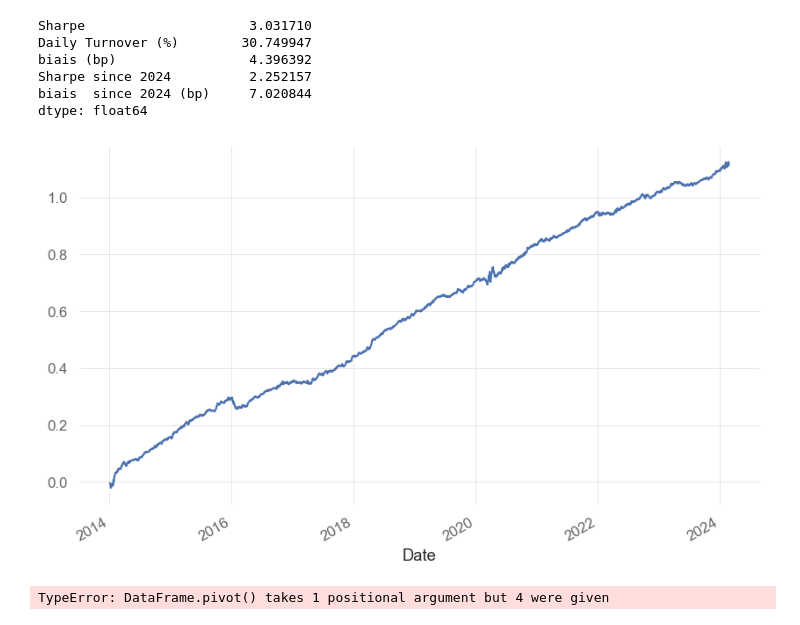
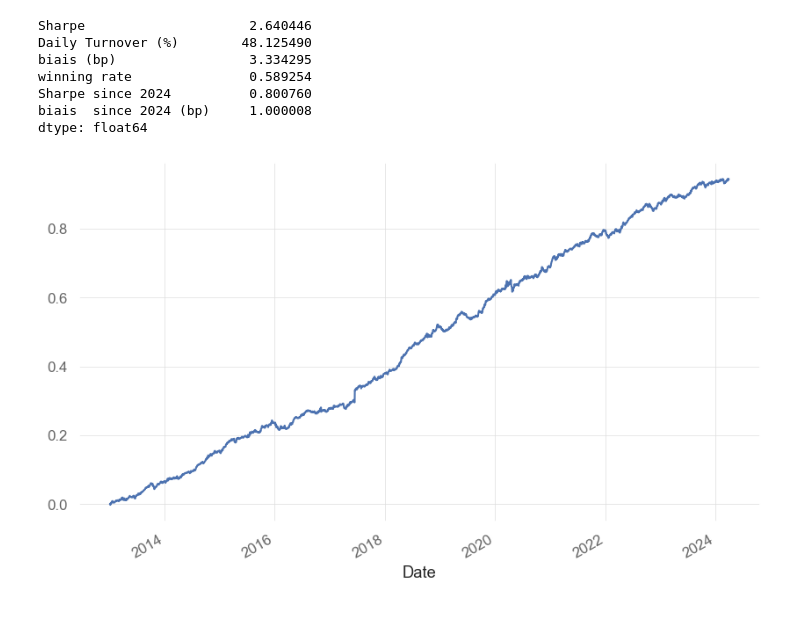
Before and after one commit to nabz78350/backtesting, a Jupyter notebook: strat_dividend_disconnect.ipynb, the cells around one changed output. Cells and saved outputs as stored; diff of their text form; code cells hidden in the pictures.

```diff
--- a/strat_dividend_disconnect.ipynb
+++ b/strat_dividend_disconnect.ipynb
@@ -29,4 +29,6 @@ dividends = dividends[dividends['recordDate'] < dividends['paymentDate']]
 dividends = dividends.reset_index(level=0,drop=True).set_index('declarationDate',append=True)
 dividends.index.names = ['Ticker','Date']
 dividends = dividends.swaplevel()
-dividends
+dividends['n_days_record'] = (dividends['recordDate'] - dividends.index.to_series().apply(lambda x : x[0])).dt.days
+dividends = dividends[dividends['n_days_record']<=100]
+dividends = dividends[~dividends.index.duplicated(keep='last')]
@@ -175,32 +119,34 @@ alpha = signal_numerator / alpha_denominator
+# %%
+alpha_numerator = dividends['recordDate'].unstack().sort_index().reindex_like(P).ffill()
+not_tradable =  dividends['recordDate'].unstack().sort_index().reindex_like(P)
+not_tradable = not_tradable.isna()
+alpha_numerator = alpha_numerator.sub(alpha_numerator.index,0).apply(lambda x : x.dt.days)
+alpha_numerator = alpha_numerator[alpha_numerator>0]
+alpha_denominator = dividends['n_days_record'].unstack().sort_index().reindex_like(P).ffill()
+alpha_denominator = alpha_denominator[alpha_numerator>0]
 # %%
 
-signal = signal_numerator[P].rank(axis=1,pct=True,ascending=True).clip(0.01,0.99).apply(norm.ppf).loc['2014':]
+alpha = alpha_numerator / alpha_denominator
+signal = alpha[not_tradable].rank(axis=1,pct=True,ascending=True).clip(0.01,0.99).apply(norm.ppf).loc['2013':]
 signal = signal.sub(signal.mean(1),0)
-# signal = signal.groupby(GICS['gicgrp'],axis=1).apply(center)
-signal = signal[P].div(signal[P].abs().sum(1),0)
-pnl = (signal[P].shift()*R.sub(R.mean(1),0)).dropna(axis=0,how='all').sum(1).dropna()
+# signal = signal.groupby(GICS['gicsect'],axis=1).apply(center).droplevel(axis=1,level=0)
+signal = signal[not_tradable].div(signal[not_tradable].abs().sum(1),0)
+pnl = (signal.shift()[not_tradable]*R.sub(R.mean(1),0)).dropna(axis=0,how='all').sum(1).dropna()
 sr = sharpe(pnl)
 turnover = signal.fillna(0).diff().abs().sum(1).mean()
 pnl.cumsum().plot()
 print(pd.Series({'Sharpe':sr,
     'Daily Turnover (%)':turnover *100,
     'biais (bp)':pnl.mean()*1e4,
+    'winning rate': pnl[pnl>0].shape[0] / pnl.shape[0],
     'Sharpe since 2024' : sharpe(pnl.loc['2024':]),
     'biais  since 2024 (bp)':pnl.loc['2024':].mean()*1e4}))
 # %% [output]
-Sharpe                     3.031710
-Daily Turnover (%)        30.749947
-biais (bp)                 4.396392
-Sharpe since 2024          2.252157
-biais  since 2024 (bp)     7.020844
+Sharpe                     2.640446
+Daily Turnover (%)        48.125490
+biais (bp)                 3.334295
+winning rate               0.589254
+Sharpe since 2024          0.800760
+biais  since 2024 (bp)     1.000008
 dtype: float64
-[figure, old version]
+[figure, new version]
-# %%
-import quantstats as qs
-SP500 = qs.utils.download_returns('SPY')
-pnl.index = pnl.index.tz_localize(None)
-SP500.index = SP500.index.tz_localize(None)
-# report with fancy (and some unuseful) stats
-qs.reports.html(pnl, SP500,title = 'Strategy Dividend disconnect ')
-# %% [output]
-TypeError: DataFrame.pivot() takes 1 positional argument but 4 were given
```
Also changed, not shown: parts of 14 cells of this notebook, 7 other files.
